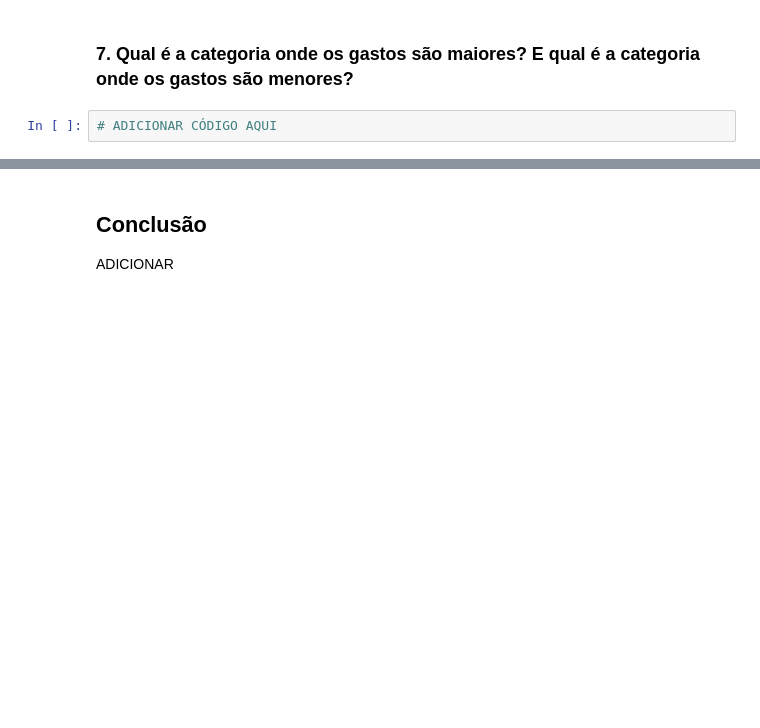
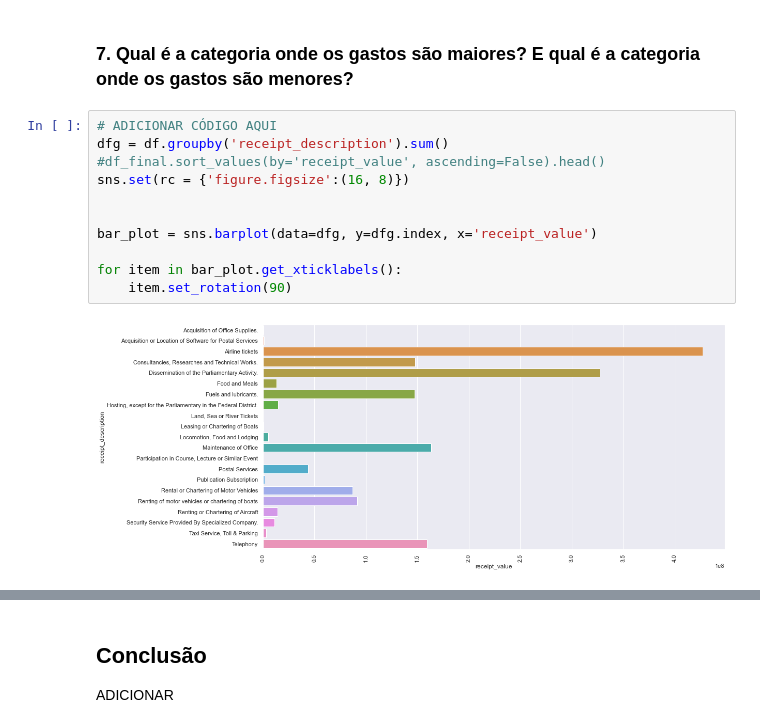
Before and after one commit to DefinitelyNotACactus/Chamber-of-Deputies-Reimbursements, a Jupyter notebook: Projeto Final.ipynb, the cells around one changed output, grey strips where cells are left out. Cells and saved outputs as stored; diff of their text form; blank space fills up the shorter version.

```diff
--- a/Projeto Final.ipynb
+++ b/Projeto Final.ipynb
@@ -169,3 +169,14 @@ Para melhor análise, foi feita a avaliação dos maiores gastos nos anos eleito
 ### 7. Qual é a categoria onde os gastos são maiores? E qual é a categoria onde os gastos são menores?
 # %%
 # ADICIONAR CÓDIGO AQUI
+dfg = df.groupby('receipt_description').sum()
+#df_final.sort_values(by='receipt_value', ascending=False).head()
+sns.set(rc = {'figure.figsize':(16, 8)})
+
+
+bar_plot = sns.barplot(data=dfg, y=dfg.index, x='receipt_value')
+
+for item in bar_plot.get_xticklabels():
+    item.set_rotation(90)
+# %% [output]
+[figure, added]
```
Also changed, not shown: parts of 3 cells of this notebook.
